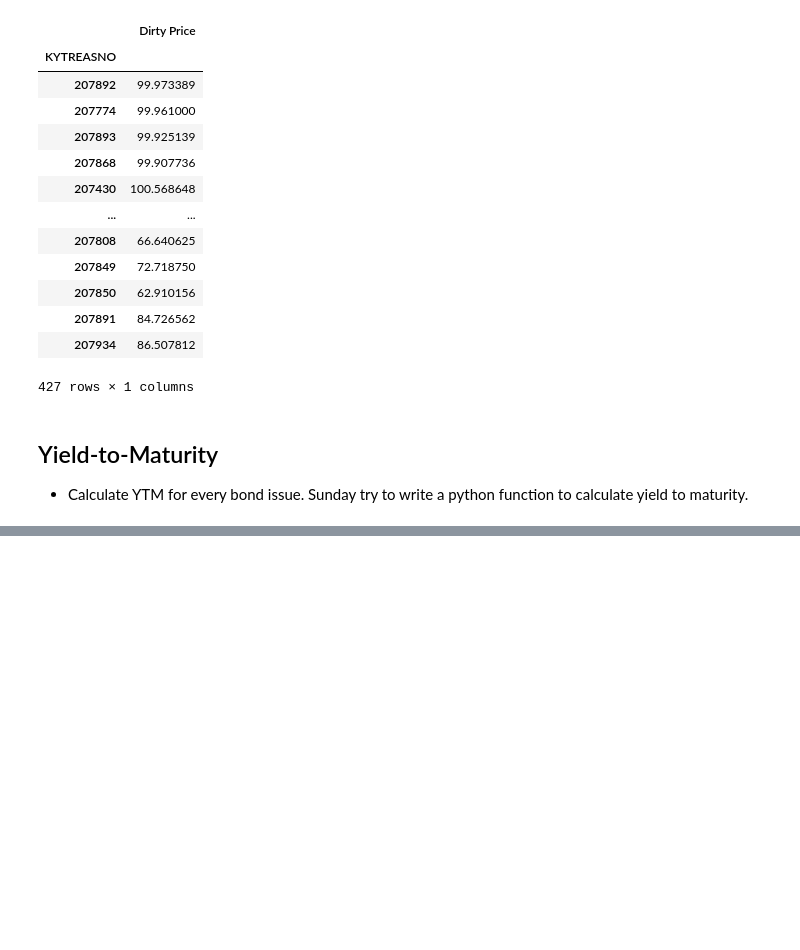
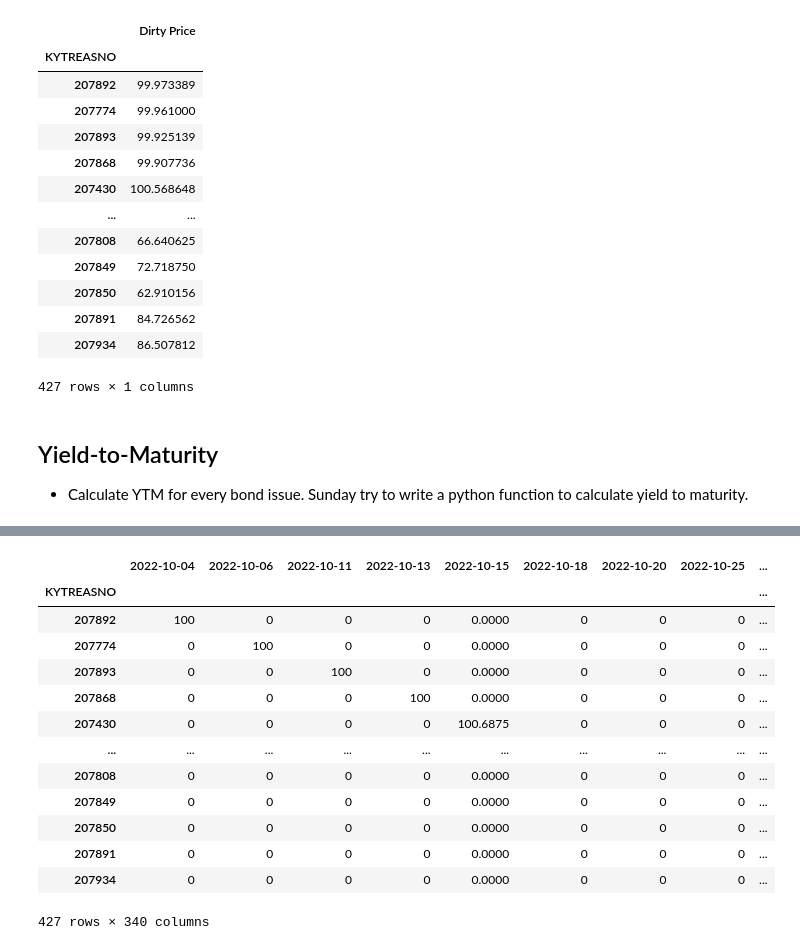
Before and after one commit to dcstein22/Fixed_Income, a Jupyter notebook: hw_1.ipynb, the cells around one changed output, grey strips where cells are left out. Drawn from its saved outputs; the diff is of its cells as text; code cells hidden in the pictures; blank space fills up the shorter version.

```diff
--- a/hw_1.ipynb
+++ b/hw_1.ipynb
@@ -114,0 +148,17 @@ treasury_metrics
+# %%
+filter_treasury_cashflows(cf, filter_CF_strict=False)
+# %% [output]
+|  | 2022-10-04 | 2022-10-06 | 2022-10-11 | 2022-10-13 | 2022-10-15 | 2022-10-18 | 2022-10-20 | 2022-10-25 | ... |
+| KYTREASNO |  |  |  |  |  |  |  |  | ... |
+| 207892 | 100 | 0 | 0 | 0 | 0.0000 | 0 | 0 | 0 | ... |
+| 207774 | 0 | 100 | 0 | 0 | 0.0000 | 0 | 0 | 0 | ... |
+| 207893 | 0 | 0 | 100 | 0 | 0.0000 | 0 | 0 | 0 | ... |
+| 207868 | 0 | 0 | 0 | 100 | 0.0000 | 0 | 0 | 0 | ... |
+| 207430 | 0 | 0 | 0 | 0 | 100.6875 | 0 | 0 | 0 | ... |
+| ... | ... | ... | ... | ... | ... | ... | ... | ... | ... |
+| 207808 | 0 | 0 | 0 | 0 | 0.0000 | 0 | 0 | 0 | ... |
+| 207849 | 0 | 0 | 0 | 0 | 0.0000 | 0 | 0 | 0 | ... |
+| 207850 | 0 | 0 | 0 | 0 | 0.0000 | 0 | 0 | 0 | ... |
+| 207891 | 0 | 0 | 0 | 0 | 0.0000 | 0 | 0 | 0 | ... |
+| 207934 | 0 | 0 | 0 | 0 | 0.0000 | 0 | 0 | 0 | ... |
+427 rows × 340 columns
```
Also changed, not shown: parts of 7 cells of this notebook.
